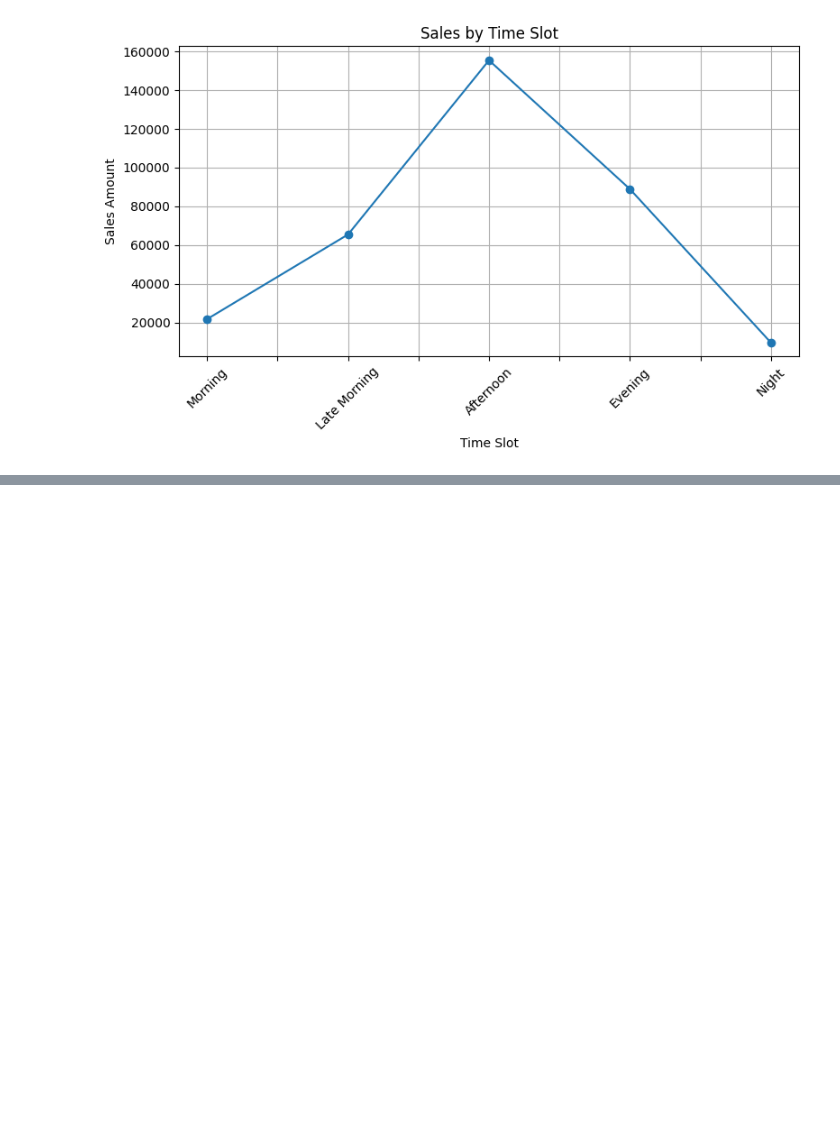
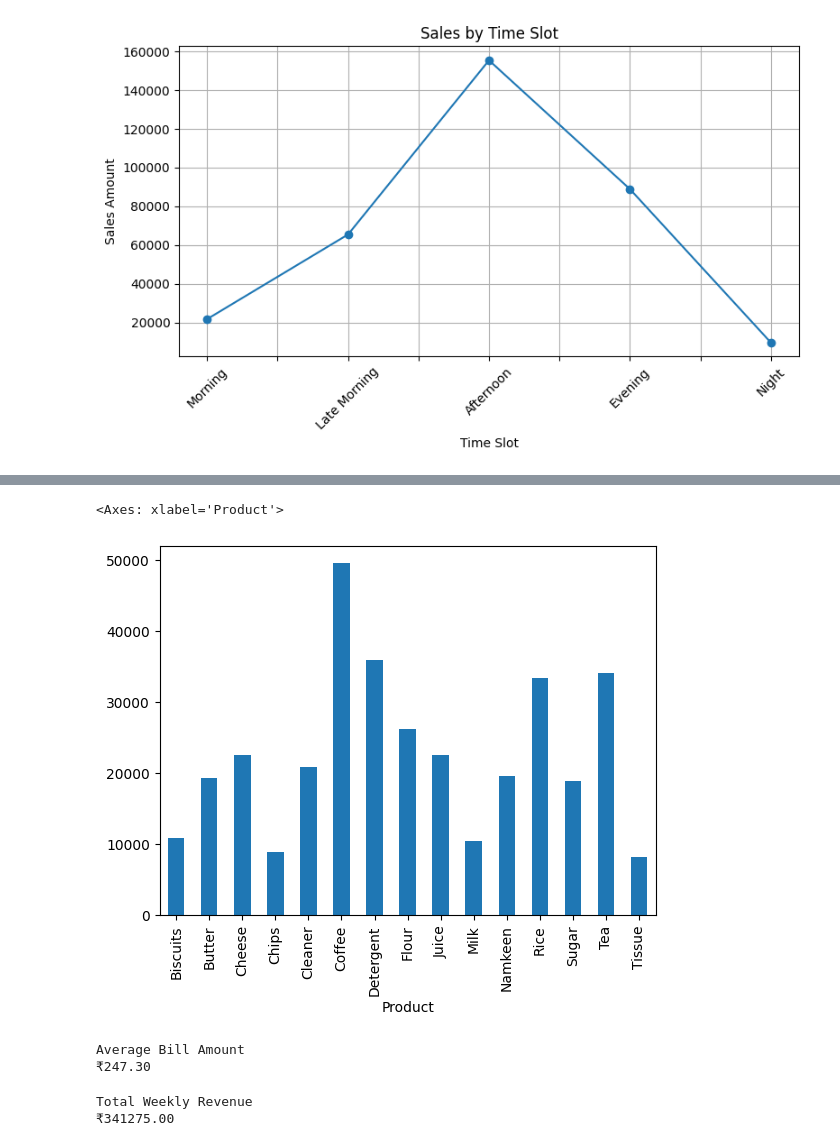
Before and after one commit to Simran1bit/IBM-CETPA-python, a Jupyter notebook: Matplotlib/salesAnalysis.ipynb, the cells around one changed output, grey strips where cells are left out. Drawn from its saved outputs; the diff is of its cells as text; code cells hidden in the pictures; blank space fills up the shorter version.

```diff
--- a/Matplotlib/salesAnalysis.ipynb
+++ b/Matplotlib/salesAnalysis.ipynb
@@ -163,0 +198,20 @@ plt.show()
+# %%
+revenue_by_product=df.groupby("Product")["Bill_Amount"].sum()
+revenue_by_product.plot(kind="bar")
+# %% [output]
+<Axes: xlabel='Product'>
+[figure, added]
+# %%
+avg_bill_amount = df["Bill_Amount"].mean()
+print("Average Bill Amount")
+print(f"₹{avg_bill_amount:.2f}")
+# %% [output]
+Average Bill Amount
+₹247.30
+# %%
+total_weekly_revenue = df["Bill_Amount"].sum()
+print("Total Weekly Revenue")
+print(f"₹{total_weekly_revenue:.2f}")
+# %% [output]
+Total Weekly Revenue
+₹341275.00
```
Also changed, not shown: parts of 14 cells of this notebook.
